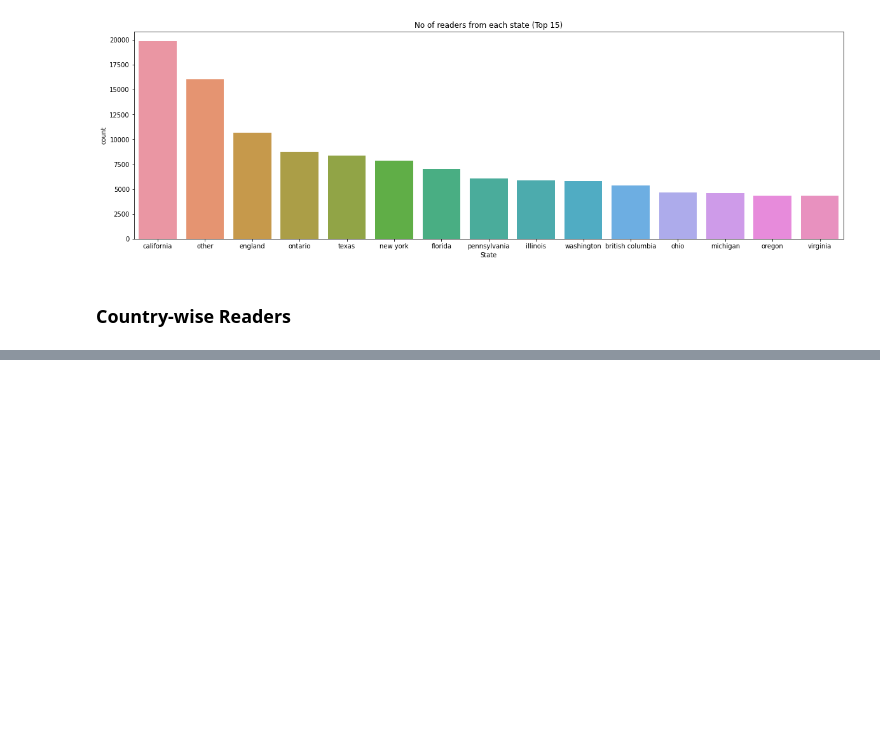
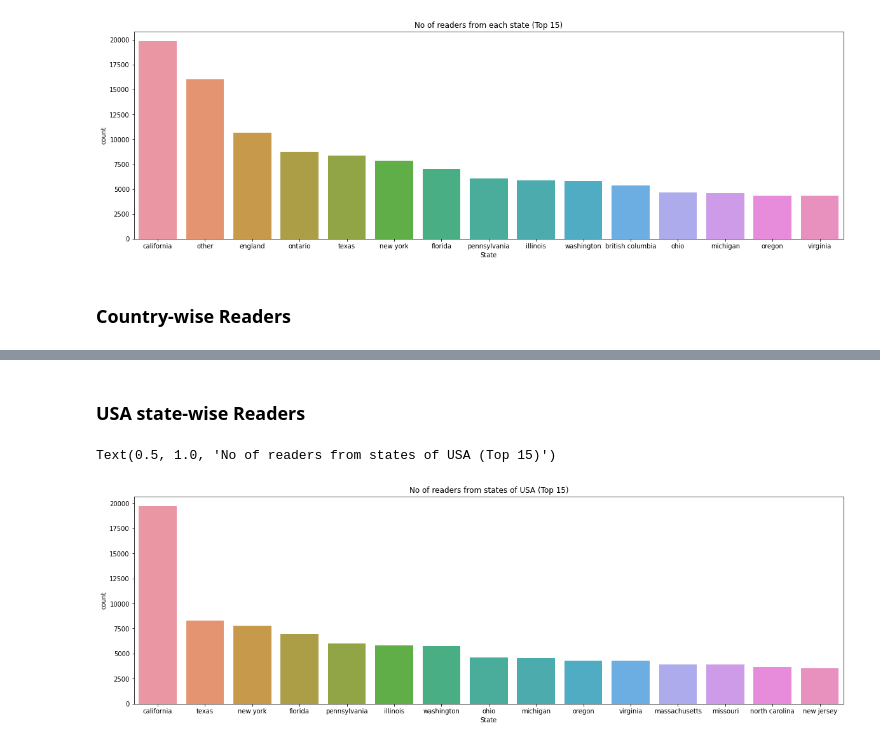
Before and after one commit to Deven876/Book-Recommendation-System, a Jupyter notebook: Book_Recommendation_System.ipynb, the cells around one changed output, grey strips where cells are left out. Drawn from its saved outputs; the diff is of its cells as text; code cells hidden in the pictures; blank space fills up the shorter version.

```diff
--- a/Book_Recommendation_System.ipynb
+++ b/Book_Recommendation_System.ipynb
@@ -652,0 +660,10 @@ Text(0.5, 1.0, 'No of readers from each state (Top 15)')
+# %% [markdown]
+### **USA state-wise Reader**s
+# %%
+data=users[users['Country']=='usa']
+plt.figure(figsize=(20,6))
+sns.countplot(x="State", data=data,order=data['State'].value_counts().index[0:15])
+plt.title("No of readers from states of USA (Top 15)")
+# %% [output]
+Text(0.5, 1.0, 'No of readers from states of USA (Top 15)')
+[figure, added]
```
Also changed, not shown: parts of 1 cell of this notebook.
